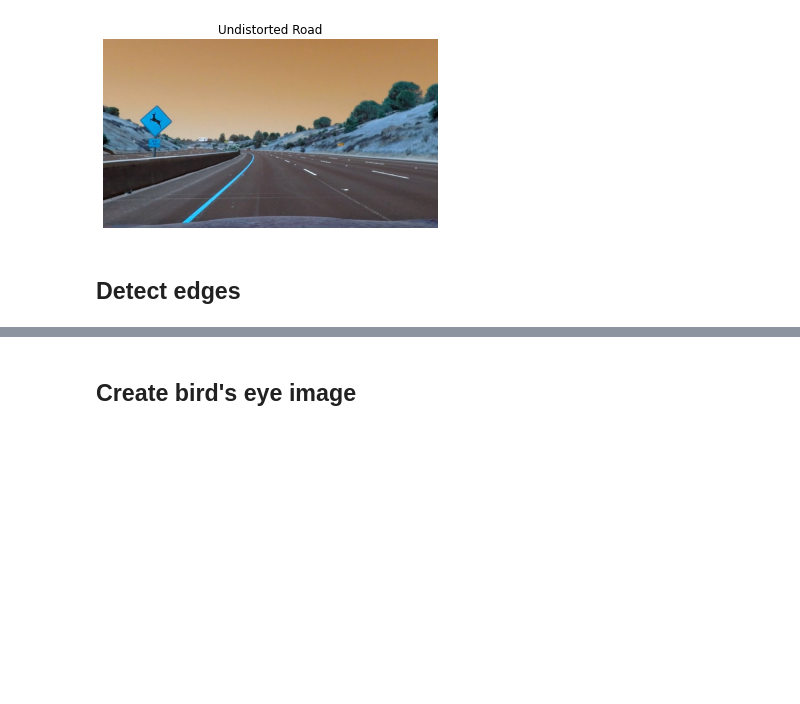
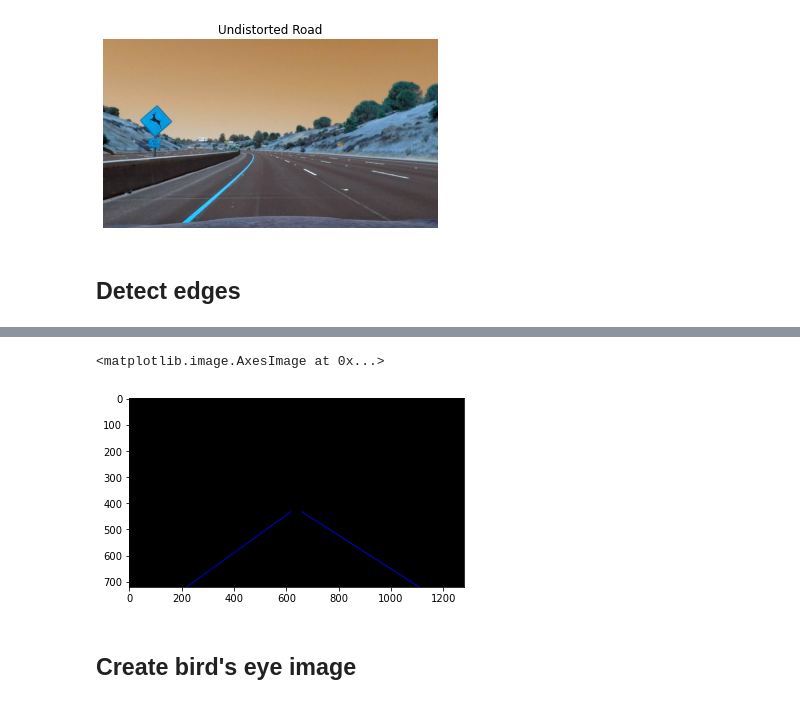
Before and after one commit to Frederico-lp/Computer-Vision, a Jupyter notebook: notebook4.ipynb, the cells around one changed output, grey strips where cells are left out. Cells and saved outputs as stored; diff of their text form; code cells hidden in the pictures; blank space fills up the shorter version.

```diff
--- a/notebook4.ipynb
+++ b/notebook4.ipynb
@@ -106,3 +128,42 @@ plt.imshow(vis)
+# %%
+def make_points(image, line):
+   slope, intercept = line
+   y1 = int(image.shape[0])
+   y2 = int(y1*3/5)
+   x1 = int((y1-intercept)/slope)
+   x2 = int((y2-intercept)/slope)
+   return [[x1, y1, x2, y2]]
+
+def average_slope_intercept(image, lines):
+   left_fit = []
+   right_fit = []
+   if lines is None:
+      return None
+   for line in lines:
+      for x1, y1, x2, y2 in line:
+         fit = np.polyfit((x1,x2), (y1,y2), 1)
+         slope = fit[0]
+         intercept = fit[1]
+         if slope < 0:
+            left_fit.append((slope,intercept))
+         else:
+            right_fit.append((slope,intercept))
+   left_fit_average = np.average(left_fit, axis = 0)
+   right_fit_average = np.average(right_fit, axis = 0)
+   left_line = make_points(image, left_fit_average)
+   right_line = make_points(image, right_fit_average)
+   averaged_lines = [left_line, right_line]
+   return averaged_lines
+# %%
+avg_lines = average_slope_intercept(img, lines)
+
+# create a black image for visualization
+vis = np.zeros((img.shape[0], img.shape[1], 3), dtype=np.uint8)
+
+plt.imshow(vis)
+# %% [output]
+<matplotlib.image.AxesImage at 0x...>
+[figure, added]
 # %% [markdown]
 ## Create bird's eye image
 # %%
```
Also changed, not shown: parts of 4 cells of this notebook.
